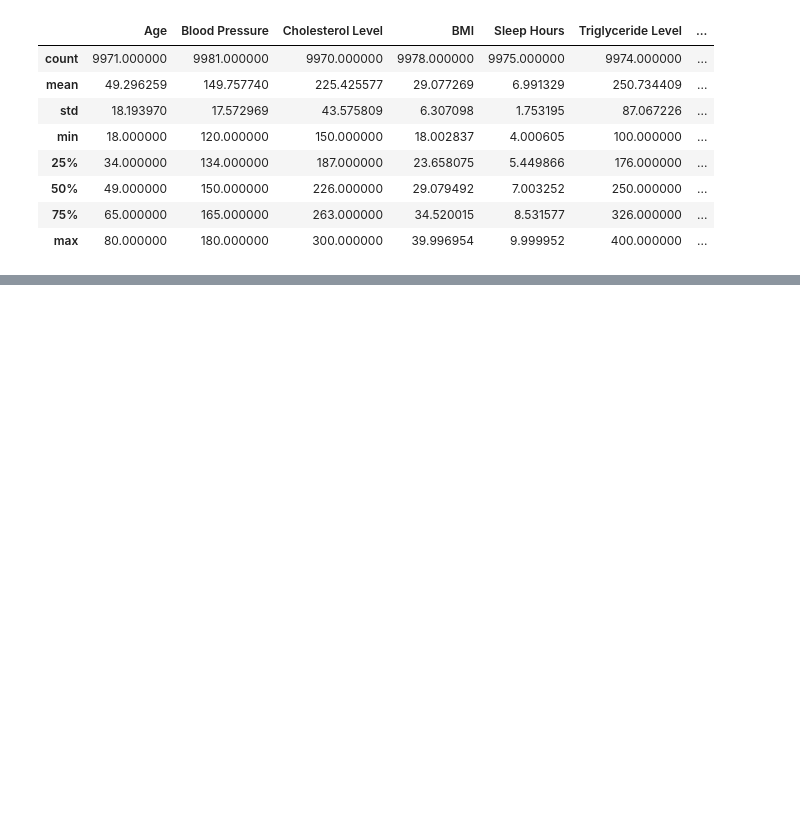
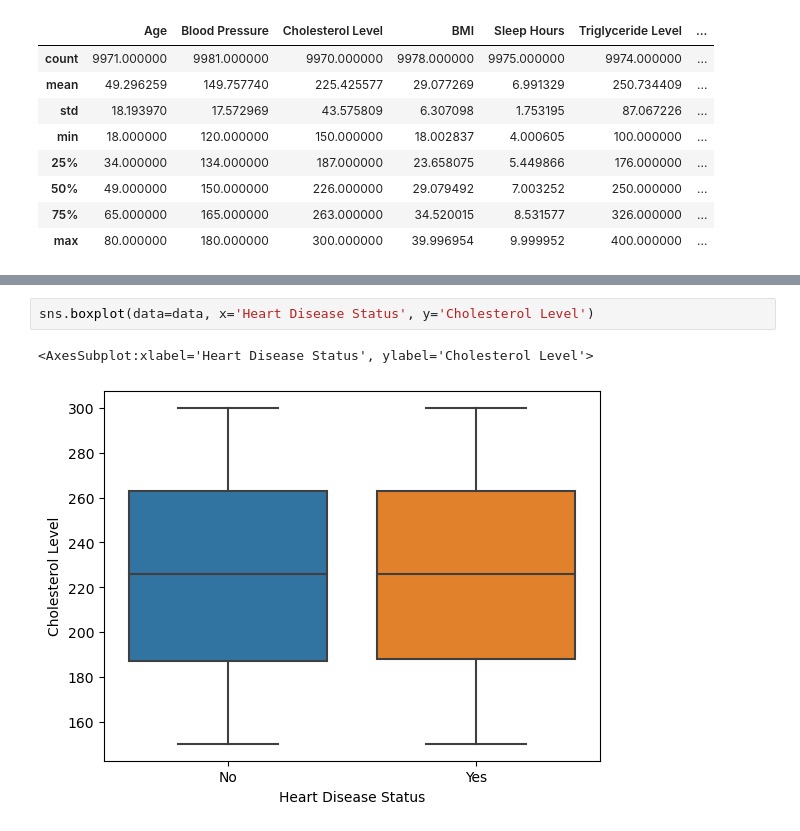
Before and after one commit to PrivanzaWisnu/Heart-Disease-Analytics, a Jupyter notebook: hd_analytics.ipynb, the cells around one changed output, grey strips where cells are left out. Saved outputs shown, nothing was run; the diff lists cells and outputs as text; blank space fills up the shorter version.

```diff
--- a/hd_analytics.ipynb
+++ b/hd_analytics.ipynb
@@ -139,0 +241,5 @@ plt.show()
+# %%
+sns.boxplot(data=data, x='Heart Disease Status', y='Cholesterol Level')
+# %% [output]
+<AxesSubplot:xlabel='Heart Disease Status', ylabel='Cholesterol Level'>
+[figure, added]
```
Also changed, not shown: parts of 15 cells of this notebook, 1 other file.
